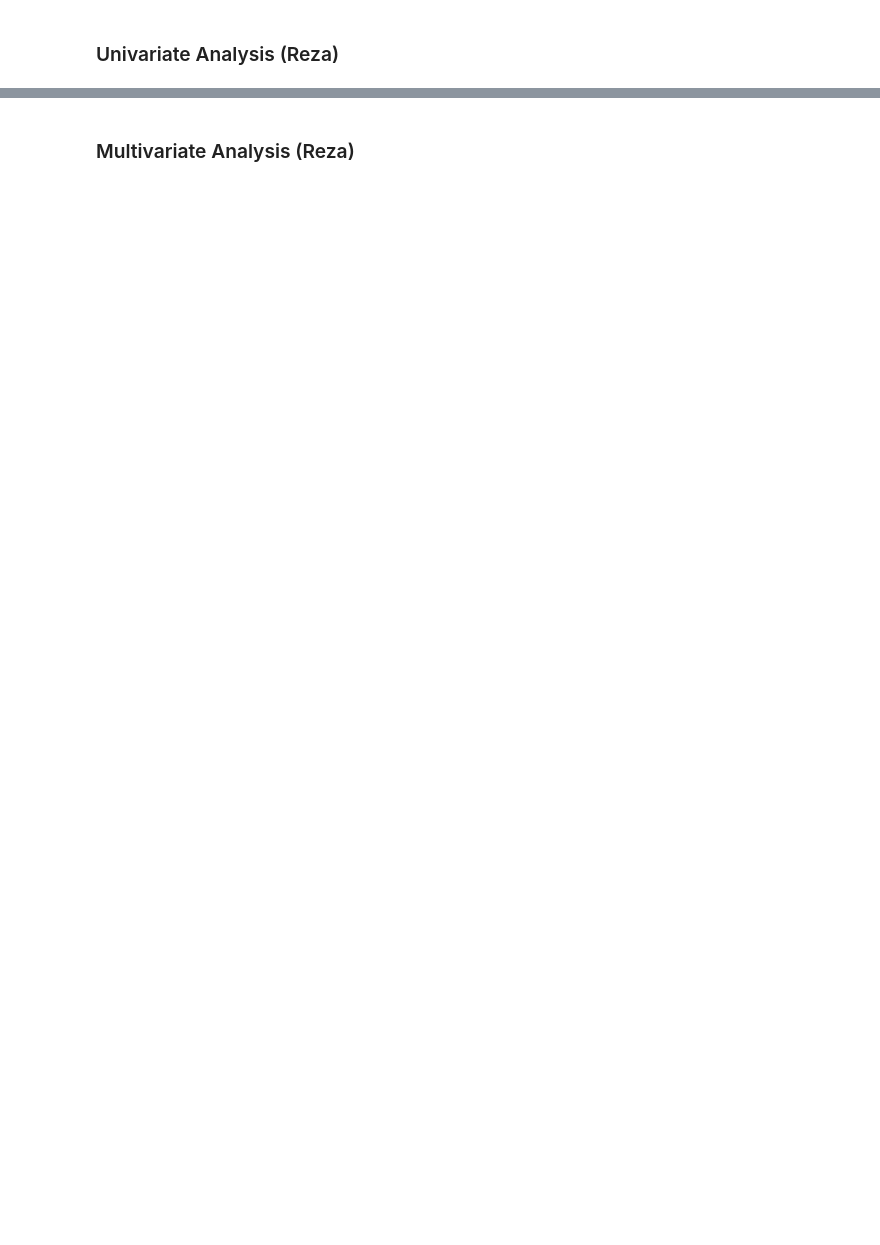
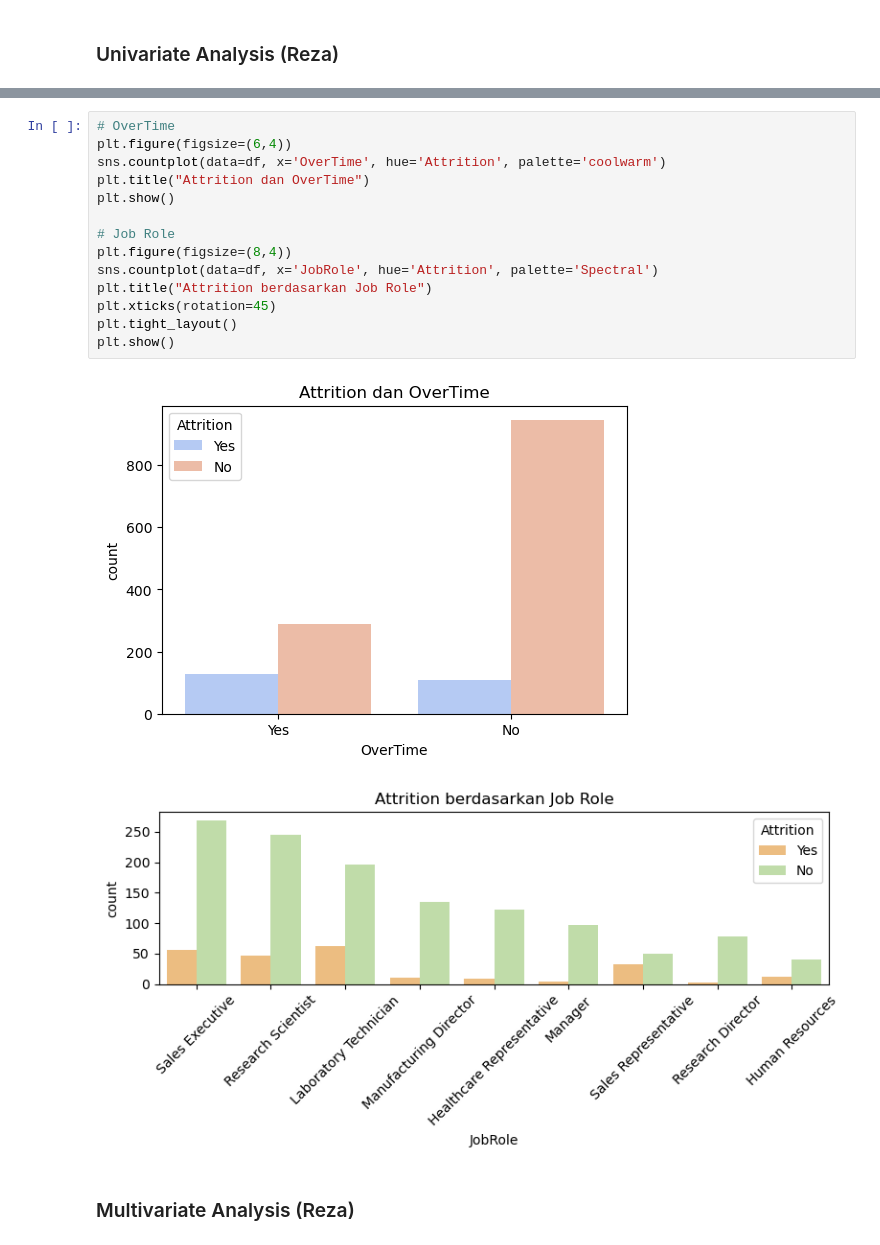
Before and after one commit to gibranariq/Final-Project-Rakamin-Men-United, a Jupyter notebook: Framework_data_modeling_lengkap.ipynb, the cells around one changed output, grey strips where cells are left out. Saved outputs shown, nothing was run; the diff lists cells and outputs as text; blank space fills up the shorter version.

```diff
--- a/Framework_data_modeling_lengkap.ipynb
+++ b/Framework_data_modeling_lengkap.ipynb
@@ -81,2 +155,19 @@ Data sudah bersih dari nilai duplikat
+# %%
+# OverTime
+plt.figure(figsize=(6,4))
+sns.countplot(data=df, x='OverTime', hue='Attrition', palette='coolwarm')
+plt.title("Attrition dan OverTime")
+plt.show()
+
+# Job Role
+plt.figure(figsize=(8,4))
+sns.countplot(data=df, x='JobRole', hue='Attrition', palette='Spectral')
+plt.title("Attrition berdasarkan Job Role")
+plt.xticks(rotation=45)
+plt.tight_layout()
+plt.show()
+# %% [output]
+[figure, added]
+[figure, added]
 # %% [markdown]
 ### Multivariate Analysis (Reza)
```
Also changed, not shown: parts of 10 cells of this notebook.
